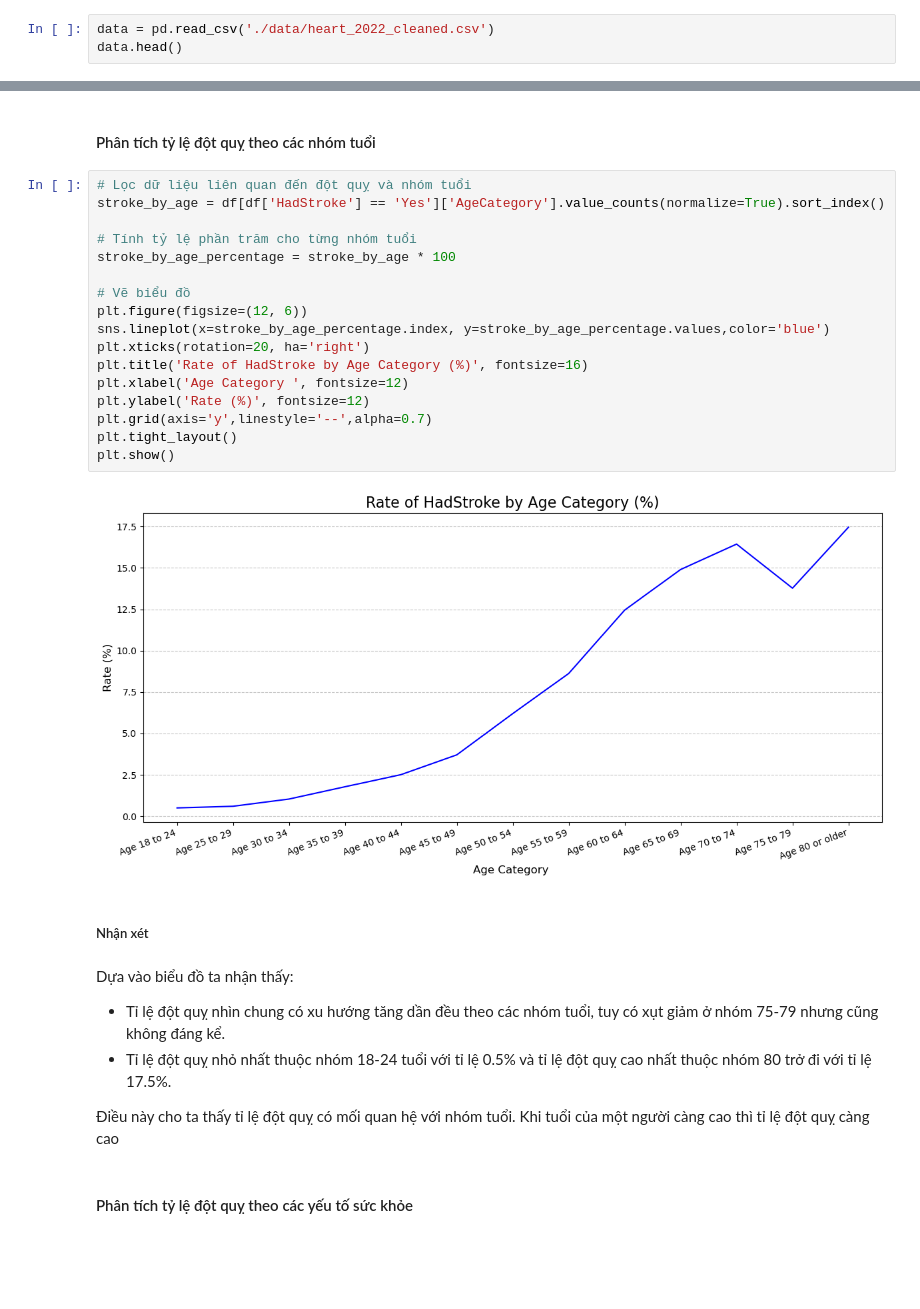
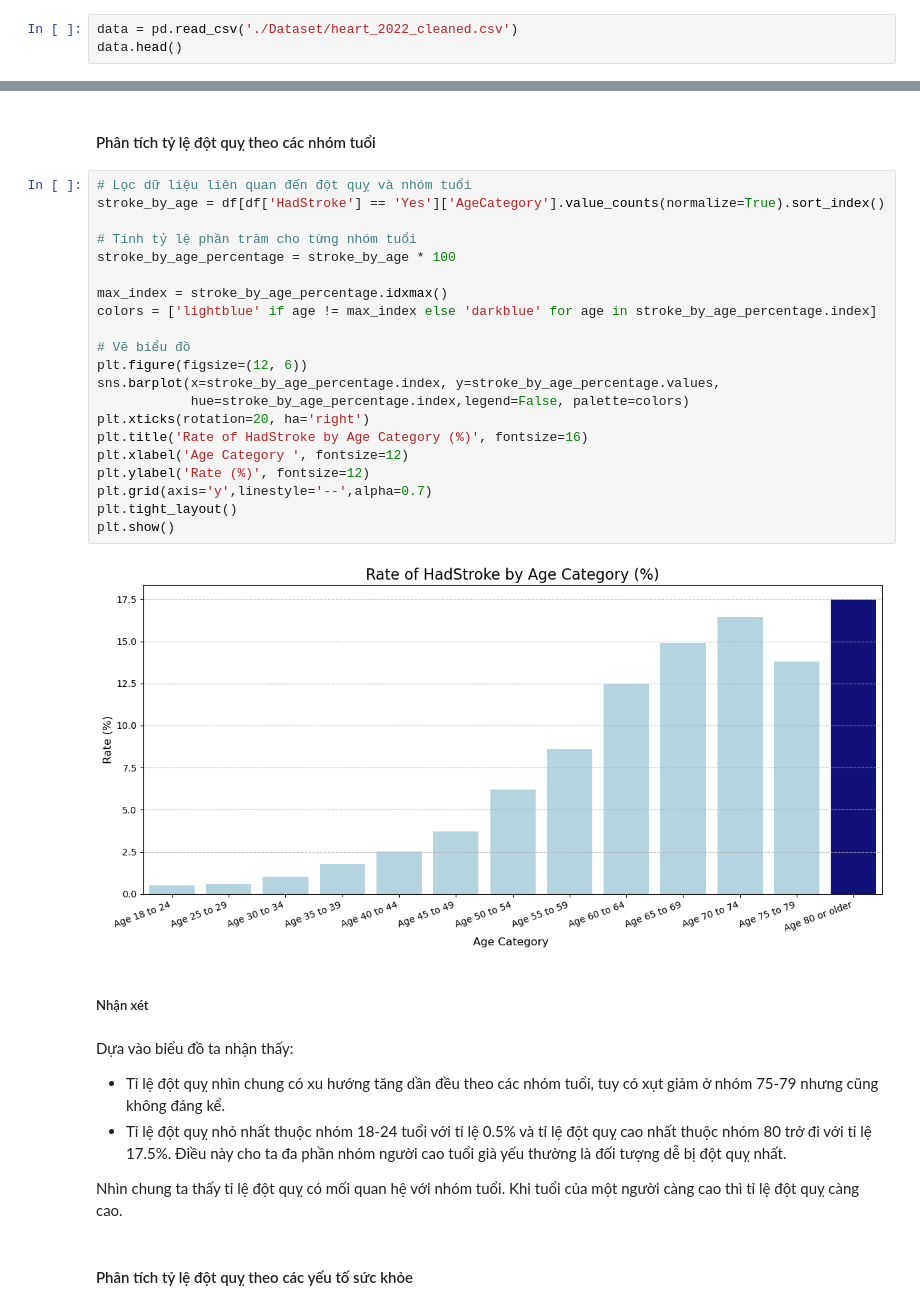
Before and after one commit to HoanggNguyen/LTKHDL_22-21, a Jupyter notebook: LTKHDL_MHoang.ipynb, the cells around one changed output, grey strips where cells are left out. Drawn from its saved outputs; the diff is of its cells as text; blank space fills up the shorter version.

```diff
--- a/LTKHDL_MHoang.ipynb
+++ b/LTKHDL_MHoang.ipynb
@@ -8,7 +8,7 @@ import seaborn as sns
 # %% [markdown]
 # 2. Thu thập dữ liệu
 # %%
-data = pd.read_csv('./data/heart_2022_cleaned.csv')
+data = pd.read_csv('./Dataset/heart_2022_cleaned.csv')
 data.head()
 # %% [output]
 |  | State | Sex | GeneralHealth | PhysicalHealthDays | MentalHealthDays | LastCheckupTime | ... |
@@ -88,31 +99,35 @@ df['ECigaretteUsage'] = df['ECigaretteUsage'].replace(label_mapping_ecig)
 # %%
 # Lọc dữ liệu liên quan đến đột quỵ và nhóm tuổi
 stroke_by_age = df[df['HadStroke'] == 'Yes']['AgeCategory'].value_counts(normalize=True).sort_index()
 
 # Tính tỷ lệ phần trăm cho từng nhóm tuổi
 stroke_by_age_percentage = stroke_by_age * 100
 
+max_index = stroke_by_age_percentage.idxmax()
+colors = ['lightblue' if age != max_index else 'darkblue' for age in stroke_by_age_percentage.index]
+
 # Vẽ biểu đồ
 plt.figure(figsize=(12, 6))
-sns.lineplot(x=stroke_by_age_percentage.index, y=stroke_by_age_percentage.values,color='blue')
+sns.barplot(x=stroke_by_age_percentage.index, y=stroke_by_age_percentage.values,
+            hue=stroke_by_age_percentage.index,legend=False, palette=colors)
 plt.xticks(rotation=20, ha='right')
 plt.title('Rate of HadStroke by Age Category (%)', fontsize=16)
 plt.xlabel('Age Category ', fontsize=12)
 plt.ylabel('Rate (%)', fontsize=12)
 plt.grid(axis='y',linestyle='--',alpha=0.7)
 plt.tight_layout()
 plt.show()
 # %% [output]
-[figure, old version]
+[figure, new version]
 # %% [markdown]
 ##### Nhận xét
 # %% [markdown]
 Dựa vào biểu đồ ta nhận thấy:
 
 - Tỉ lệ đột quỵ nhìn chung có xu hướng tăng dần đều theo các nhóm tuổi, tuy có xụt giảm ở nhóm 75-79 nhưng cũng không đáng kể.
-- Tỉ lệ đột quỵ nhỏ nhất thuộc nhóm 18-24 tuổi với tỉ lệ 0.5% và tỉ lệ đột quỵ cao nhất thuộc nhóm 80 trở đi với tỉ lệ 17.5%.
+- Tỉ lệ đột quỵ nhỏ nhất thuộc nhóm 18-24 tuổi với tỉ lệ 0.5% và tỉ lệ đột quỵ cao nhất thuộc nhóm 80 trở đi với tỉ lệ 17.5%. Điều này cho ta đa phần nhóm người cao tuổi già yếu thường là đối tượng dễ bị đột quỵ nhất.
 
-Điều này cho ta thấy tỉ lệ đột quỵ có mối quan hệ với nhóm tuổi. Khi tuổi của một người càng cao thì tỉ lệ đột quỵ càng cao
+Nhìn chung ta thấy tỉ lệ đột quỵ có mối quan hệ với nhóm tuổi. Khi tuổi của một người càng cao thì tỉ lệ đột quỵ càng cao.
 # %% [markdown]
 #### Phân tích tỷ lệ đột quỵ theo các yếu tố sức khỏe
 # %%
```
Also changed, not shown: parts of 31 cells of this notebook, 1 other file.
